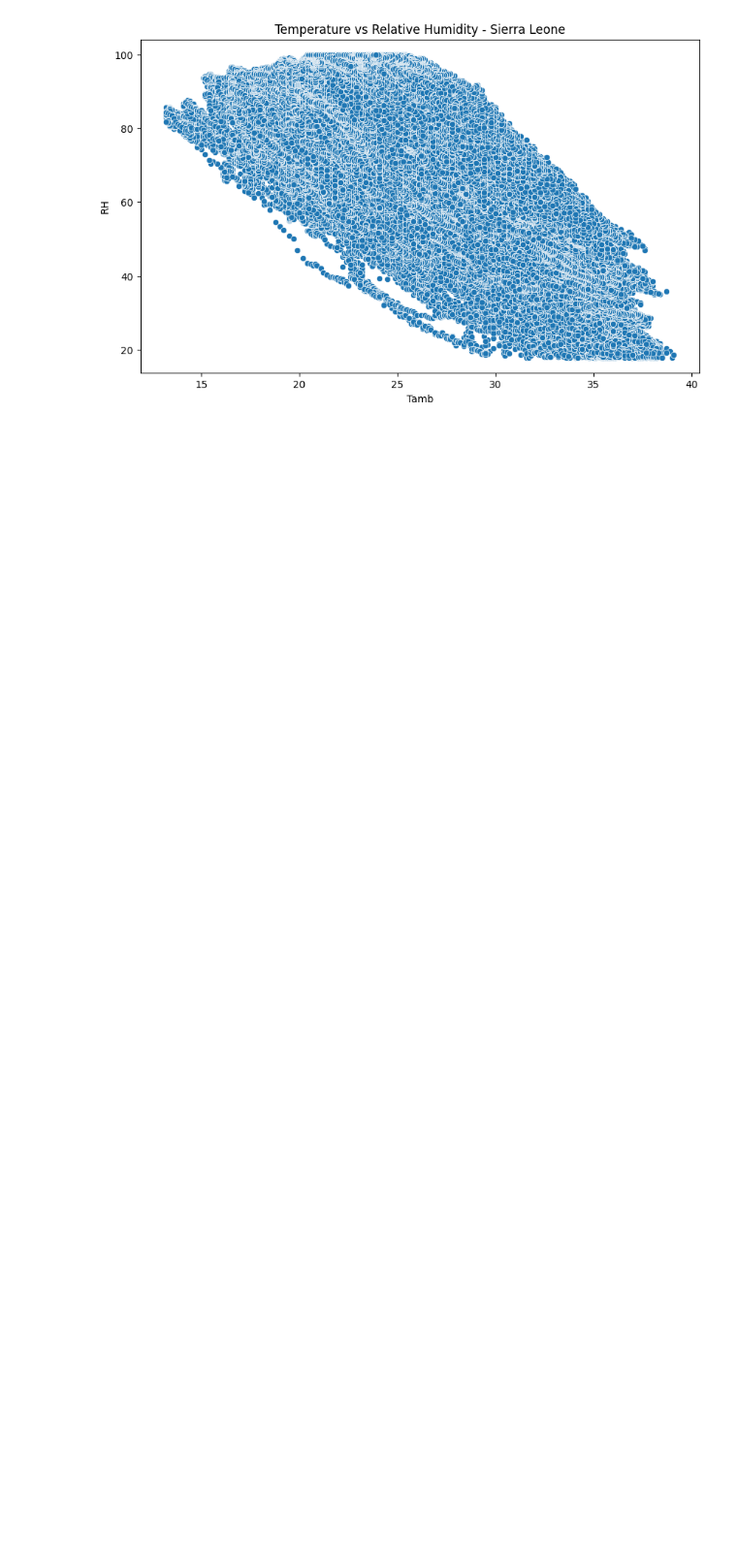
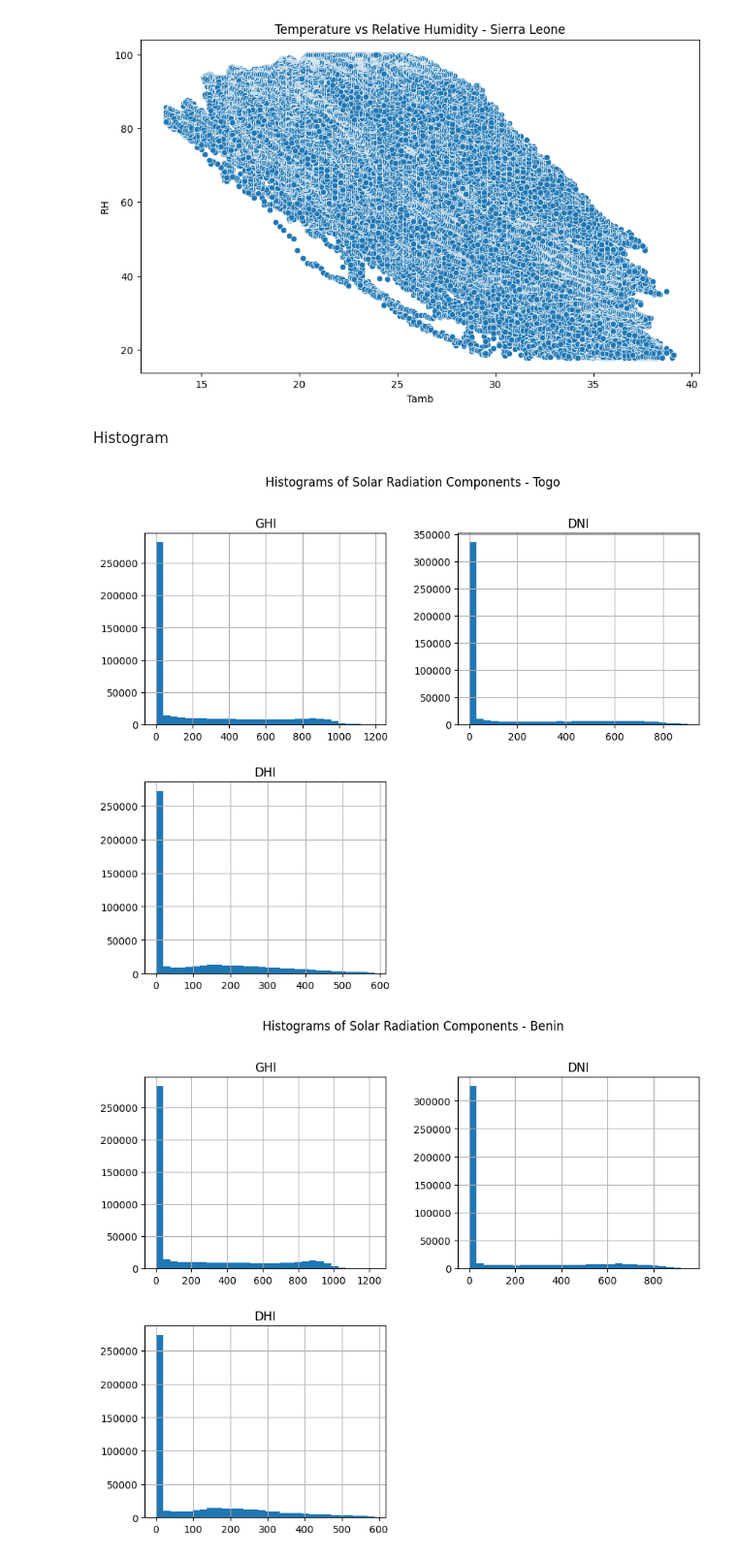
Before and after one commit to Birkity/10_Academy, a Jupyter notebook: notebooks/eda.ipynb, the cells around one changed output. Shown at 97% size. Drawn from its saved outputs; the diff is of its cells as text; code cells hidden in the pictures; blank space fills up the shorter version.

Commit message:
Histogram for GHI, DNI and DHI

```diff
--- a/notebooks/eda.ipynb
+++ b/notebooks/eda.ipynb
@@ -238,3 +238,21 @@ plt.show()
 [figure]
 [figure]
 [figure]
+# %% [markdown]
+Histogram
+# %%
+# Histograms for GHI, DNI, DHI
+togo_cleaned[['GHI', 'DNI', 'DHI']].hist(bins=30, figsize=(10, 8))
+plt.suptitle('Histograms of Solar Radiation Components - Togo')
+plt.show()
+
+benin_cleaned[['GHI', 'DNI', 'DHI']].hist(bins=30, figsize=(10, 8))
+plt.suptitle('Histograms of Solar Radiation Components - Benin')
+plt.show()
+
+sierra_leone_cleaned[['GHI', 'DNI', 'DHI']].hist(bins=30, figsize=(10, 8))
+plt.suptitle('Histograms of Solar Radiation Components - Sierra Leone')
+plt.show()
+# %% [output]
+[figure, added]
+[figure, added]
```
Also changed, not shown: parts of 1 cell of this notebook.
